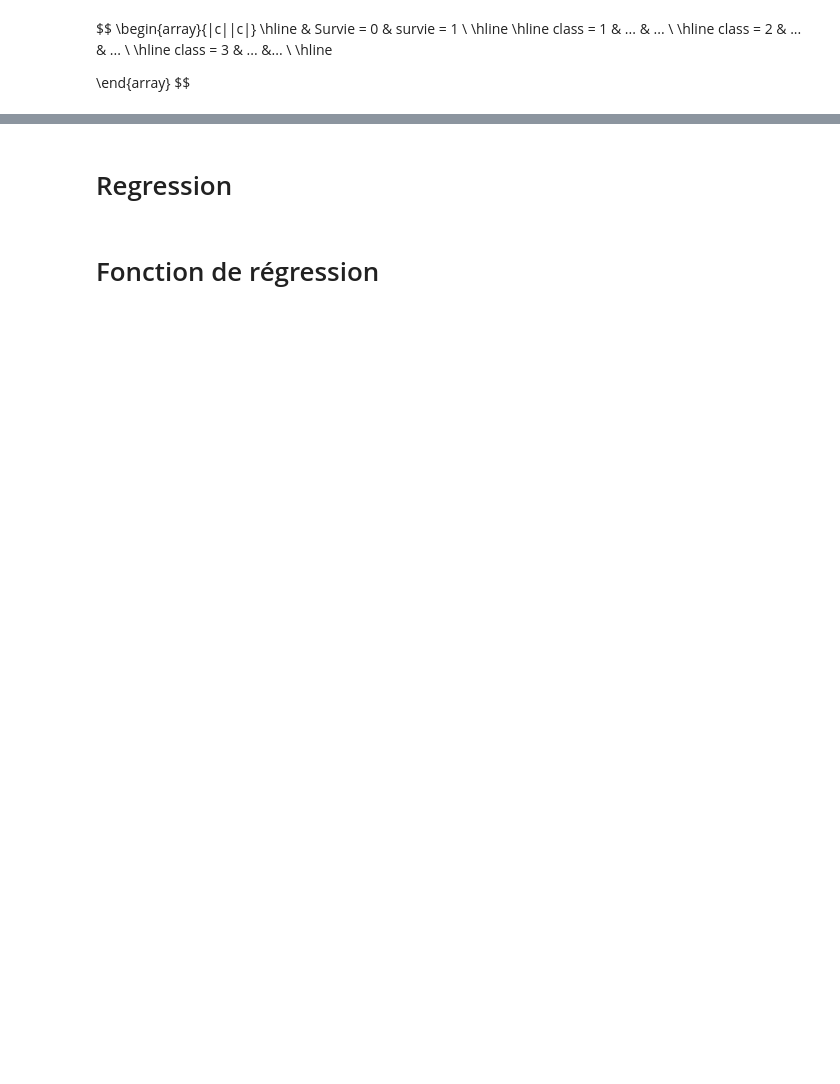
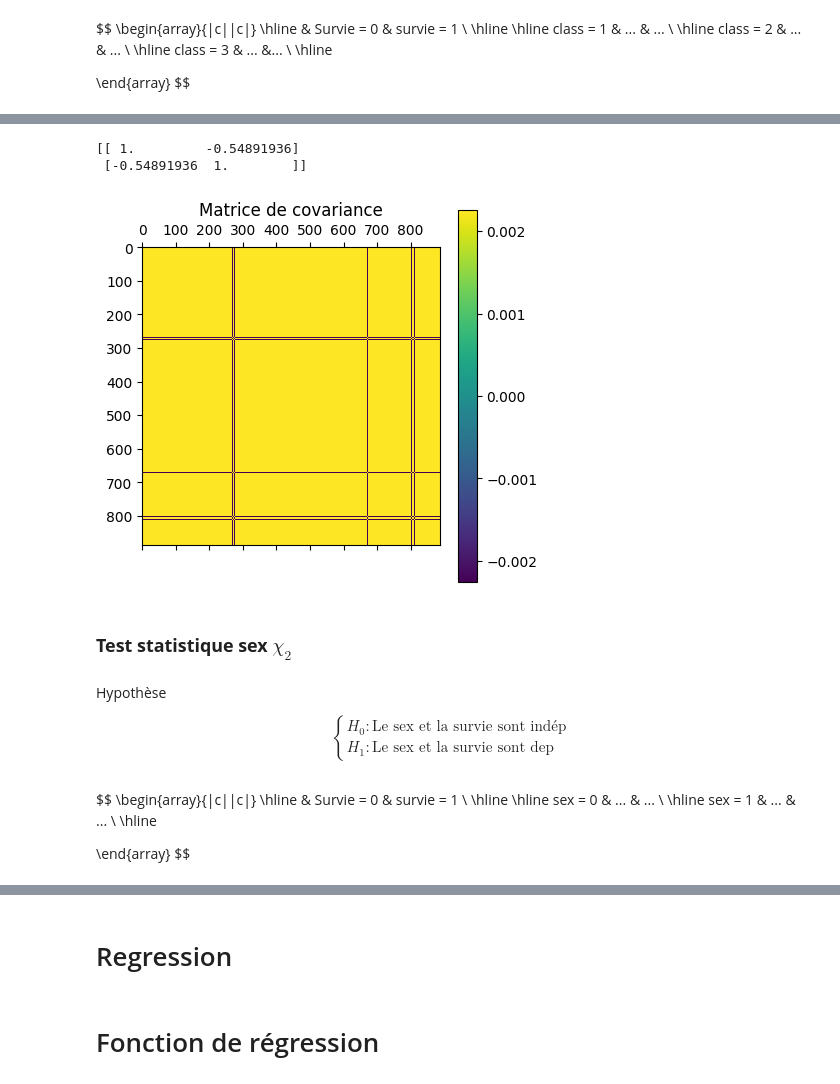
Before and after one commit to Noah-Agnel/Titanic, a Jupyter notebook: data_analysis.ipynb, the cells around one changed output, grey strips where cells are left out. Cells and saved outputs as stored; diff of their text form; code cells hidden in the pictures; blank space fills up the shorter version.

Commit message:
Update data_analysis.ipynb - Partie test statistiques

```diff
--- a/data_analysis.ipynb
+++ b/data_analysis.ipynb
@@ -539,0 +474,40 @@ ValueError: The internally computed table of expected frequencies has a zero ele
+# %%
+X =  np.vstack([pclass,fare])
+X_reg = (X - np.mean(X,axis=0))/(np.std(X,axis=0))
+
+#Matrice de Correlation
+cov = (1/n) * (X_reg.T@X_reg)
+plt.matshow(cov)
+plt.colorbar()
+plt.title("Matrice de covariance")
+
+print(np.corrcoef(pclass, fare))
+# %% [output]
+[[ 1.         -0.54891936]
+ [-0.54891936  1.        ]]
+[figure, added]
+# %% [markdown]
+### **Test statistique sex $\chi_2$**
+# %% [markdown]
+Hypothèse
+
+\begin{equation}
+ \begin{cases}
+    H_0 : \text{Le sex et la survie sont indép}\\
+    H_1 : \text{Le sex et la survie sont dep}
+  \end{cases}
+\end{equation}
+# %% [markdown]
+$$
+\begin{array}{|c||c|}
+\hline
+                 & Survie = 0 & survie = 1 \\
+ \hline \hline
+ sex = 0 & ... &  ...  \\
+ \hline
+ sex = 1 &  ...  &  ... \\
+ \hline
+
+
+\end{array}
+$$
```
Also changed, not shown: parts of 42 cells of this notebook.
